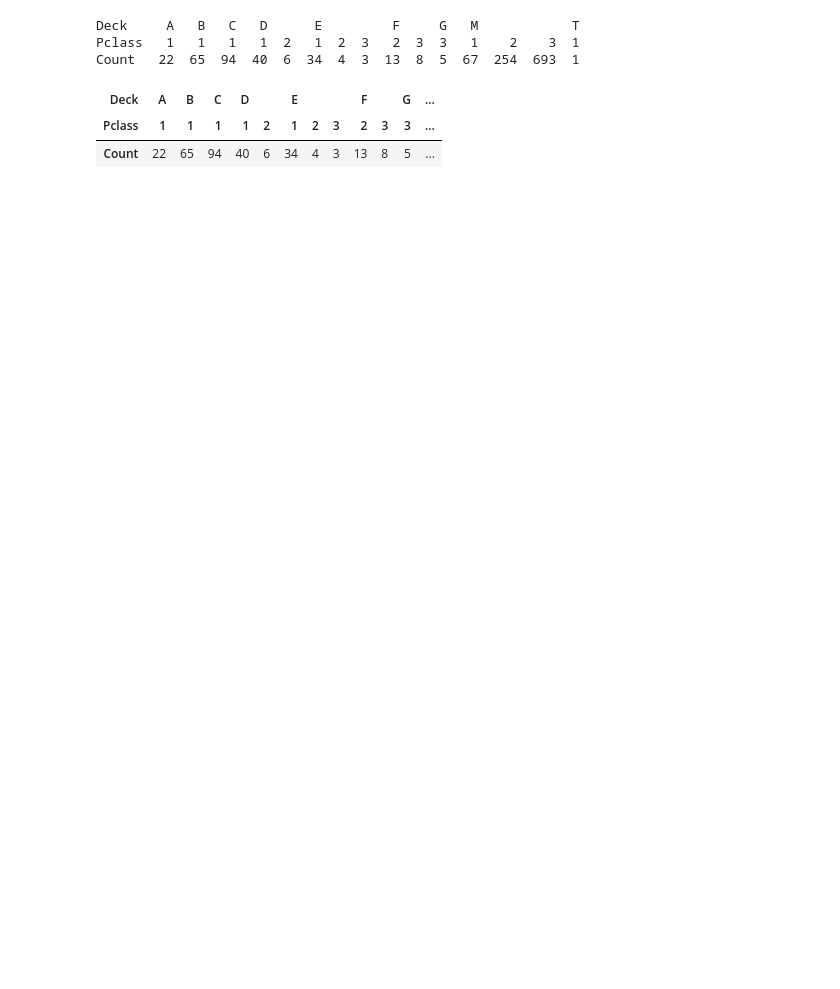
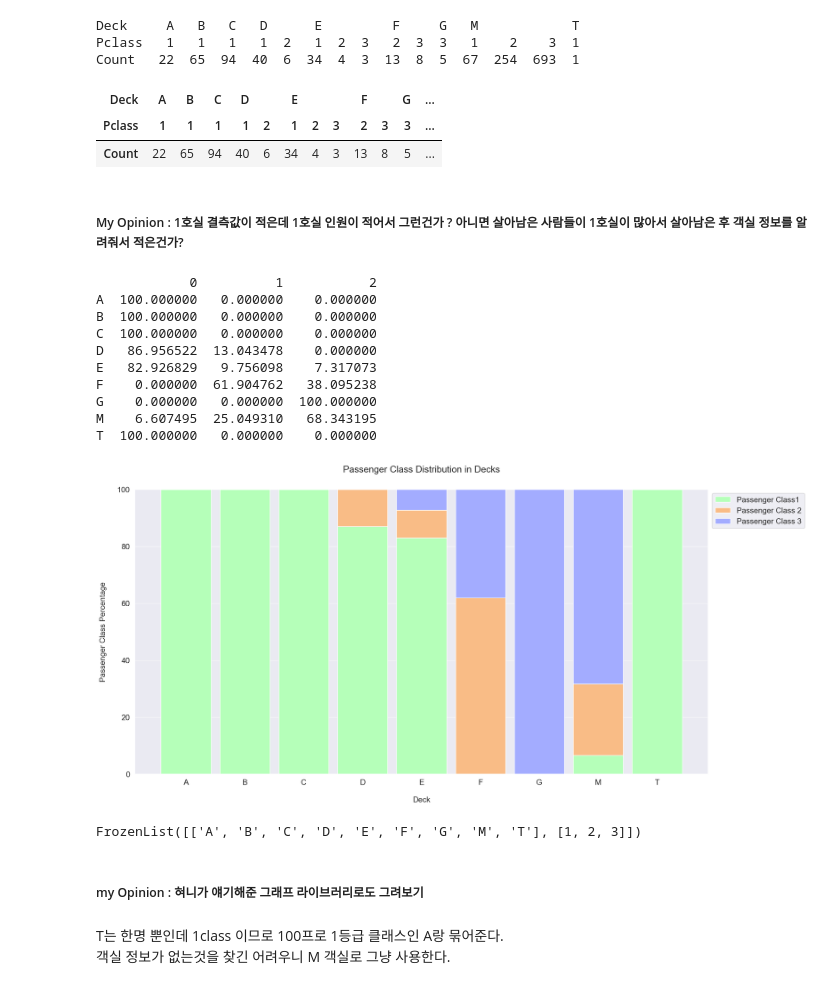
Before and after one commit to Ji-hyeon-Oh/DS-Study, a Jupyter notebook: Titanic/Son/Titanic Analytics.ipynb, the cells around one changed output. Cells and saved outputs as stored; diff of their text form; code cells hidden in the pictures; blank space fills up the shorter version.

```diff
--- a/Titanic/Son/Titanic Analytics.ipynb
+++ b/Titanic/Son/Titanic Analytics.ipynb
@@ -326,3 +327,73 @@ Count   22  65  94  40  6  34  4  3  13  8  5  67  254  693  1
 | Deck | A | B | C | D |  | E |  |  | F |  | G | ... |
 | Pclass | 1 | 1 | 1 | 1 | 2 | 1 | 2 | 3 | 2 | 3 | 3 | ... |
 | Count | 22 | 65 | 94 | 40 | 6 | 34 | 4 | 3 | 13 | 8 | 5 | ... |
+# %% [markdown]
+##### My Opinion : 1호실 결측값이 적은데 1호실 인원이 적어서 그런건가 ? 아니면 살아남은 사람들이 1호실이 많아서 살아남은 후 객실 정보를 알려줘서 적은건가?
+# %%
+def get_pclass_dist(df):
+    deck_counts = {'A': {}, 'B': {}, 'C': {}, 'D': {}, 'E': {}, 'F': {}, 'G': {}, 'M': {}, 'T': {}}
+    decks = df.columns.levels[0]
+    for deck in decks:
+        for pclass in range(1,4):
+            try:
+                count = df[deck][pclass][0]
+                deck_counts[deck][pclass] = count
+            except KeyError:
+                deck_counts[deck][pclass] = 0
+    df_decks = pd.DataFrame(deck_counts)
+    deck_percentages = {}
+
+    for col in df_decks.columns:
+        deck_percentages[col] = [(count/df_decks[col].sum())*100 for count in df_decks[col]]
+
+    return deck_counts,deck_percentages
+
+def display_pclass_dist(percentages):
+    df_percentages = pd.DataFrame(percentages).transpose()
+    print(df_percentages)
+    deck_names = ('A', 'B', 'C', 'D', 'E', 'F', 'G', 'M', 'T')
+    bar_count = np.arange(len(deck_names))
+    bar_width = 0.85
+
+    pclass1 = df_percentages[0]
+    pclass2 = df_percentages[1]
+    pclass3 = df_percentages[2]
+
+    plt.figure(figsize = (20,10))
+    plt.bar(bar_count,pclass1,color='#b5ffb9',edgecolor = 'white',width=bar_width,label='Passenger Class1')
+    plt.bar(bar_count,pclass2,bottom =pclass1,color='#f9bc86',edgecolor='white',width=bar_width,label='Passenger Class 2')
+    plt.bar(bar_count,pclass3,bottom = pclass1+pclass2,color='#a3acff',edgecolor='white',width=bar_width,label='Passenger Class 3')
+
+    plt.xlabel('Deck',size=15,labelpad=20)
+    plt.ylabel('Passenger Class Percentage',size=15,labelpad=20)
+    plt.xticks(bar_count,deck_names)
+    plt.tick_params(axis='x',labelsize=15)
+    plt.tick_params(axis='y',labelsize=15)
+    plt.legend(loc='upper left', bbox_to_anchor=(1, 1), prop={'size': 15})
+    plt.title('Passenger Class Distribution in Decks', size=18, y=1.05)
+
+    plt.show()
+
+all_deck_count, all_deck_per = get_pclass_dist(df_all_decks)
+display_pclass_dist(all_deck_per)
+# %% [output]
+            0          1           2
+A  100.000000   0.000000    0.000000
+B  100.000000   0.000000    0.000000
+C  100.000000   0.000000    0.000000
+D   86.956522  13.043478    0.000000
+E   82.926829   9.756098    7.317073
+F    0.000000  61.904762   38.095238
+G    0.000000   0.000000  100.000000
+M    6.607495  25.049310   68.343195
+T  100.000000   0.000000    0.000000
+[figure, added]
+# %%
+df_all_decks.columns.levels ## group by 된 데이터프레임이라 그런지 컬럼에 레벨이 있음
+# %% [output]
+FrozenList([['A', 'B', 'C', 'D', 'E', 'F', 'G', 'M', 'T'], [1, 2, 3]])
+# %% [markdown]
+##### my Opinion : 혀니가 얘기해준 그래프 라이브러리로도 그려보기
+# %% [markdown]
+T는 한명 뿐인데 1class 이므로 100프로 1등급 클래스인 A랑 묶어준다.
+객실 정보가 없는것을 찾긴 어려우니 M 객실로 그냥 사용한다.
```
Also changed, not shown: parts of 6 cells of this notebook.
